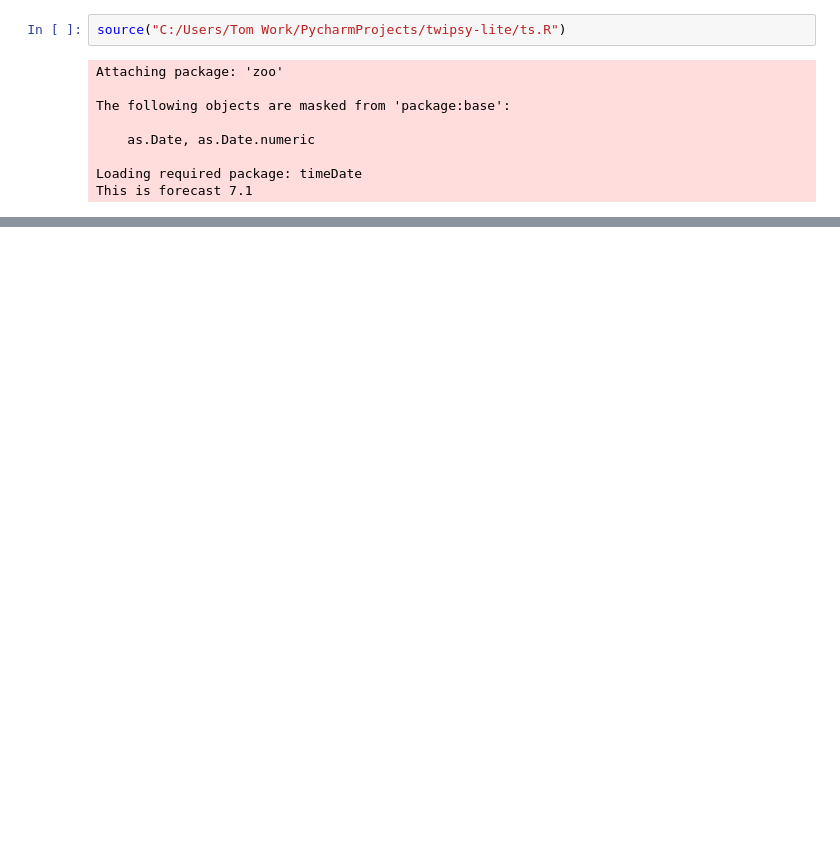
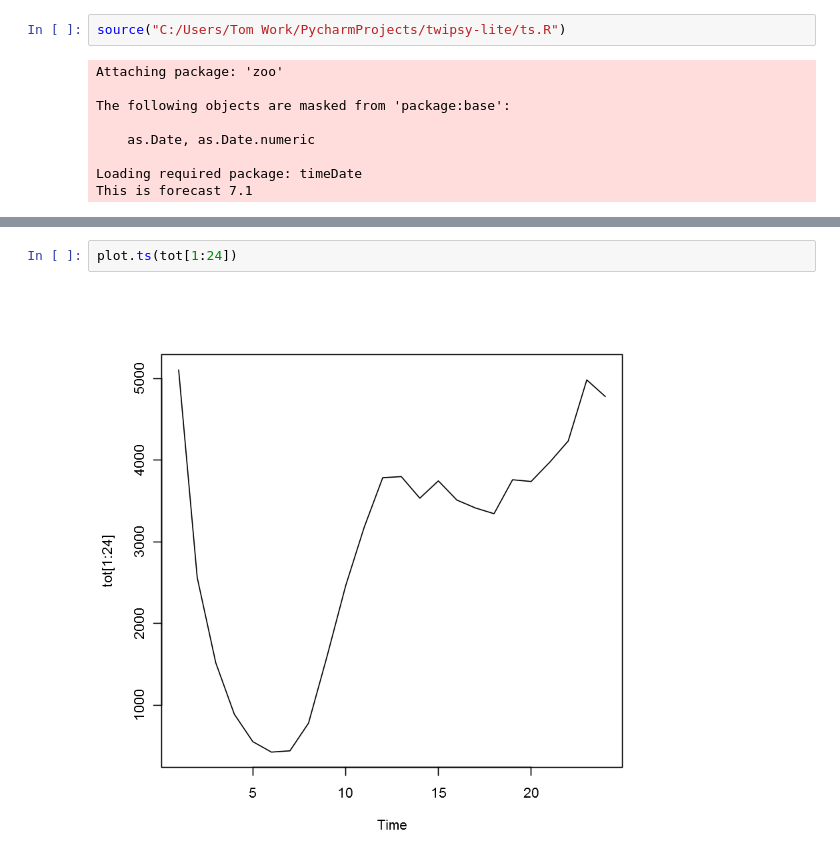
Before and after one commit to tj2huang/nyu-research, a Jupyter notebook: notebooks/r/Experiment/london.ipynb, the cells around one changed output, grey strips where cells are left out. Saved outputs shown, nothing was run; the diff lists cells and outputs as text; blank space fills up the shorter version.

```diff
--- a/notebooks/r/Experiment/london.ipynb
+++ b/notebooks/r/Experiment/london.ipynb
@@ -18,0 +25,4 @@ integer(0)
+# %%
+plot.ts(tot[1:24])
+# %% [output]
+[figure, added]
```
Also changed, not shown: parts of 23 cells of this notebook, 6 other files.
